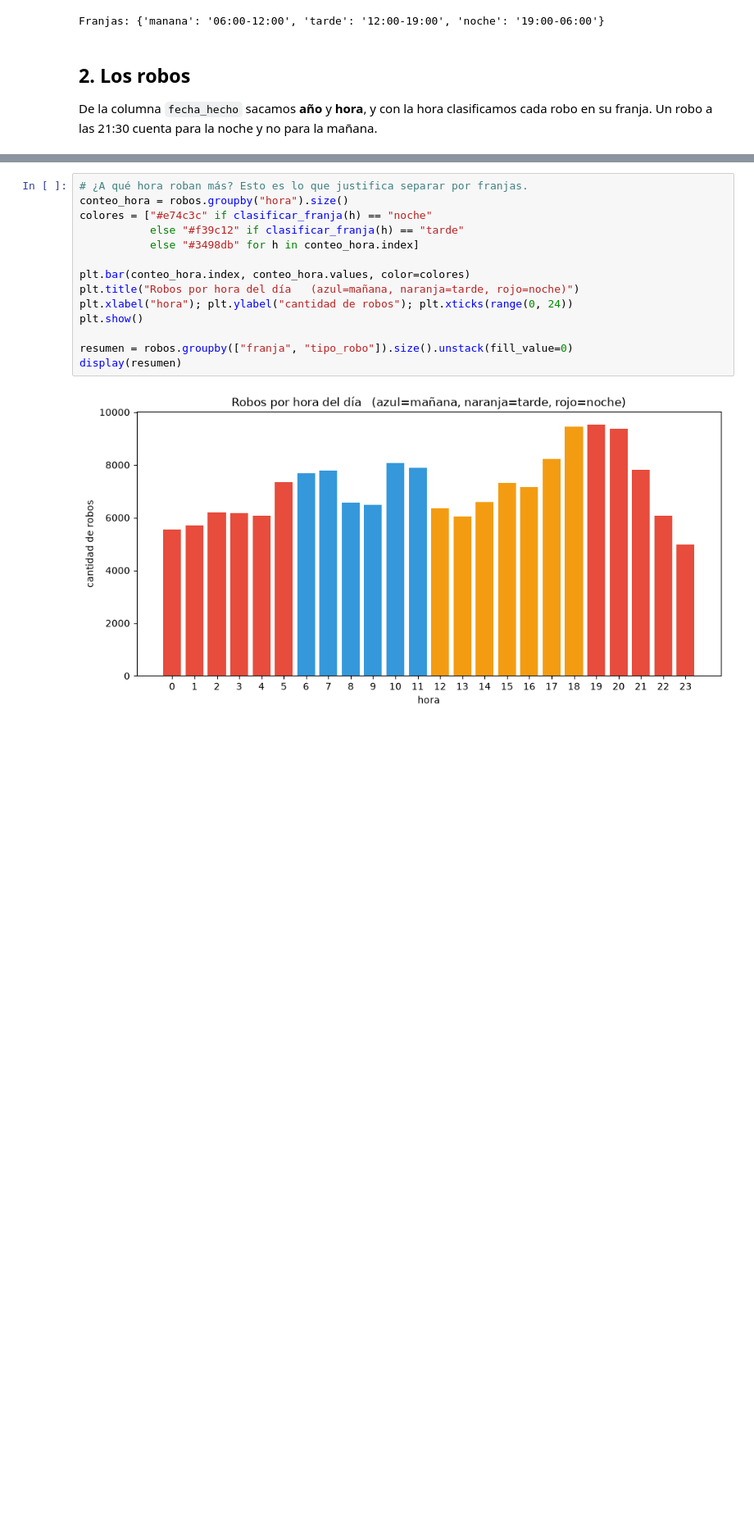
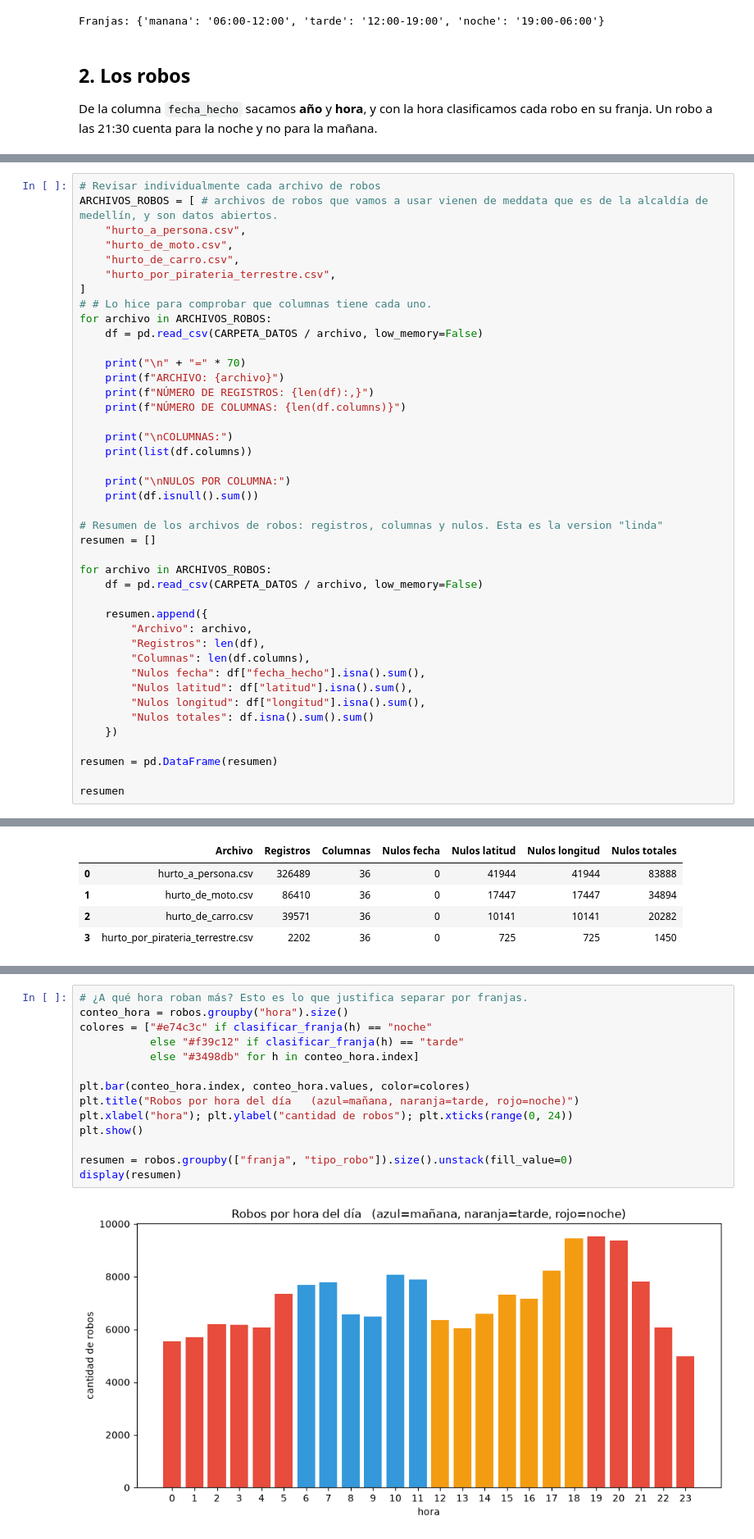
Before and after one commit to Bostjansito/MapasMED, a Jupyter notebook: Ruteo_Multiobjetivo_Medellin.ipynb, the cells around one changed output, grey strips where cells are left out. Shown at 82% size. Cells and saved outputs as stored; diff of their text form; blank space fills up the shorter version.

```diff
--- a/Ruteo_Multiobjetivo_Medellin.ipynb
+++ b/Ruteo_Multiobjetivo_Medellin.ipynb
@@ -185,0 +128,43 @@ Total sin filtrar: 454,672
+# %%
+# Revisar individualmente cada archivo de robos
+ARCHIVOS_ROBOS = [ # archivos de robos que vamos a usar vienen de meddata que es de la alcaldía de medellín, y son datos abiertos.
+    "hurto_a_persona.csv",
+    "hurto_de_moto.csv",
+    "hurto_de_carro.csv",
+    "hurto_por_pirateria_terrestre.csv",
+]
+# # Lo hice para comprobar que columnas tiene cada uno.
+for archivo in ARCHIVOS_ROBOS:
+    df = pd.read_csv(CARPETA_DATOS / archivo, low_memory=False)
+
+    print("\n" + "=" * 70)
+    print(f"ARCHIVO: {archivo}")
+    print(f"NÚMERO DE REGISTROS: {len(df):,}")
+    print(f"NÚMERO DE COLUMNAS: {len(df.columns)}")
+
+    print("\nCOLUMNAS:")
+    print(list(df.columns))
+
+    print("\nNULOS POR COLUMNA:")
+    print(df.isnull().sum())
+
+# Resumen de los archivos de robos: registros, columnas y nulos. Esta es la version "linda"
+resumen = []
+
+for archivo in ARCHIVOS_ROBOS:
+    df = pd.read_csv(CARPETA_DATOS / archivo, low_memory=False)
+
+    resumen.append({
+        "Archivo": archivo,
+        "Registros": len(df),
+        "Columnas": len(df.columns),
+        "Nulos fecha": df["fecha_hecho"].isna().sum(),
+        "Nulos latitud": df["latitud"].isna().sum(),
+        "Nulos longitud": df["longitud"].isna().sum(),
+        "Nulos totales": df.isna().sum().sum()
+    })
+
+resumen = pd.DataFrame(resumen)
+
+resumen
+# %% [output]
@@ -185,0 +188,5 @@ Total sin filtrar: 454,672
+|  | Archivo | Registros | Columnas | Nulos fecha | Nulos latitud | Nulos longitud | Nulos totales |
+| 0 | hurto_a_persona.csv | 326489 | 36 | 0 | 41944 | 41944 | 83888 |
+| 1 | hurto_de_moto.csv | 86410 | 36 | 0 | 17447 | 17447 | 34894 |
+| 2 | hurto_de_carro.csv | 39571 | 36 | 0 | 10141 | 10141 | 20282 |
+| 3 | hurto_por_pirateria_terrestre.csv | 2202 | 36 | 0 | 725 | 725 | 1450 |
```
Also changed, not shown: parts of 66 cells of this notebook, 5 other files.
